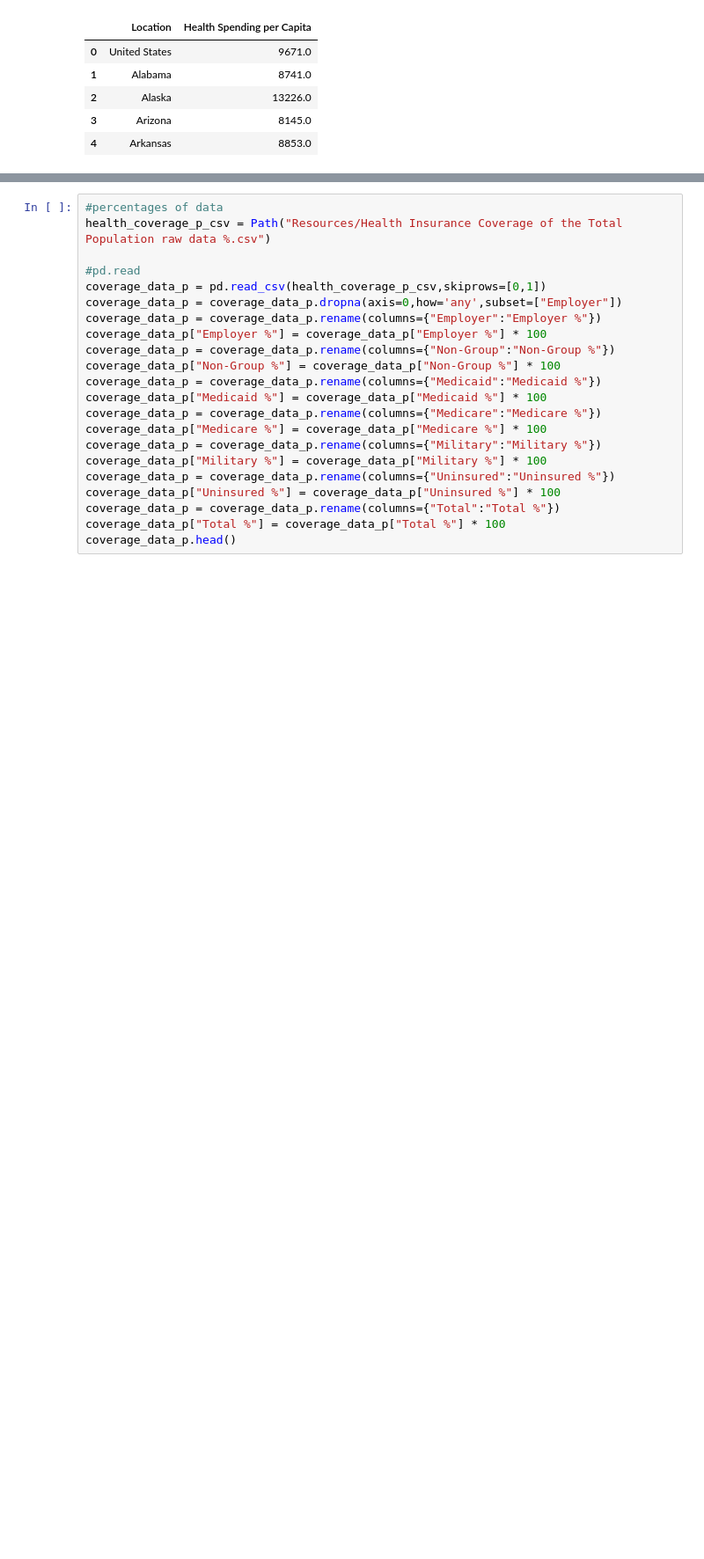
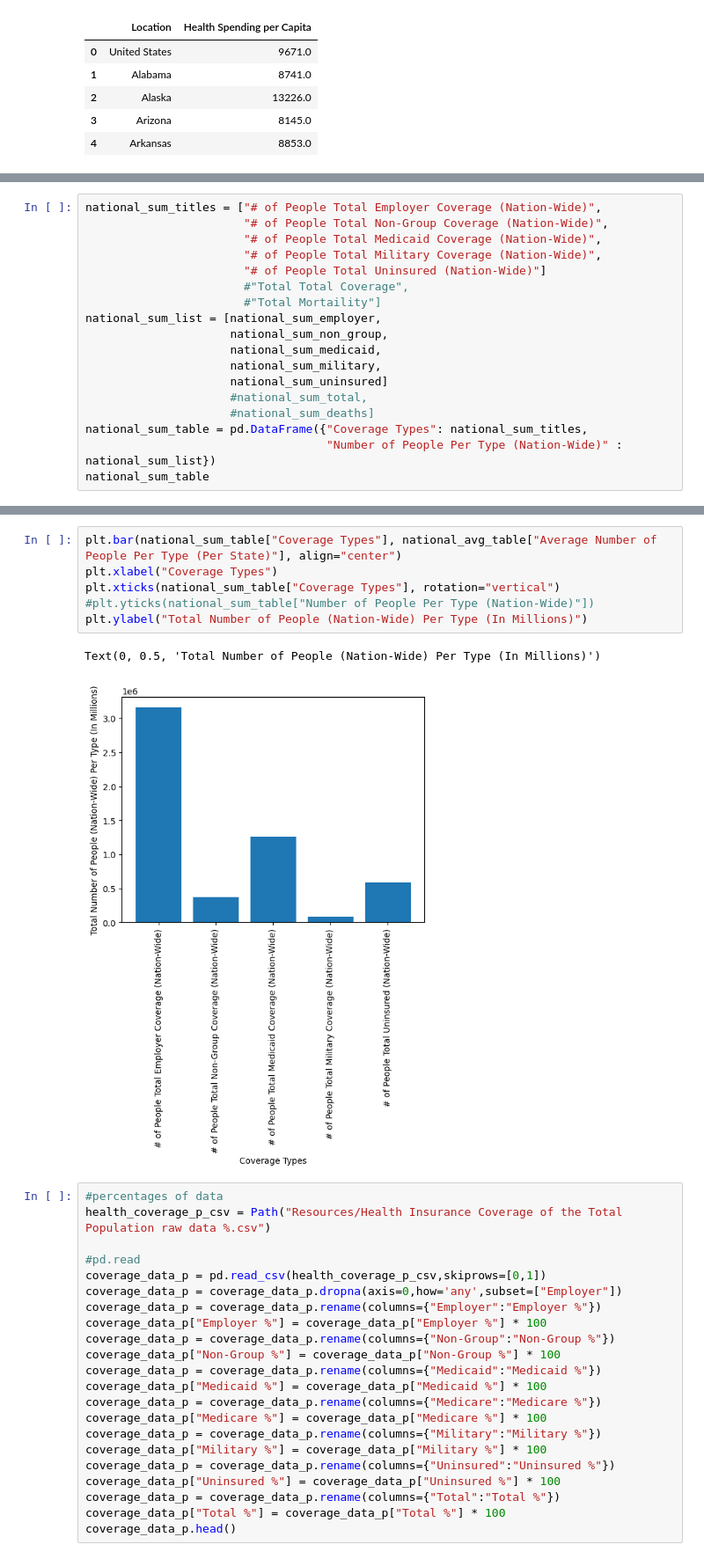
Before and after one commit to alejfxguti/Heart_Disease_Mortality_by_State, a Jupyter notebook: Tristan_Test.ipynb, the cells around one changed output, grey strips where cells are left out. Shown at 88% size. Saved outputs shown, nothing was run; the diff lists cells and outputs as text; blank space fills up the shorter version.

```diff
--- a/Tristan_Test.ipynb
+++ b/Tristan_Test.ipynb
@@ -194,3 +227,21 @@ national_sum_data
 # %% [output]
 |  | Total Health Spending per Capita | Total Employer Coverage | Total Non-Group Coverage | Total Medicaid Coverage | ... |
 | 0 | 493032.0 | 157977000.0 | 18685300.0 | 62975000.0 | ... |
+# %%
+national_sum_titles = ["# of People Total Employer Coverage (Nation-Wide)",
+                       "# of People Total Non-Group Coverage (Nation-Wide)",
+                       "# of People Total Medicaid Coverage (Nation-Wide)",
+                       "# of People Total Military Coverage (Nation-Wide)",
+                       "# of People Total Uninsured (Nation-Wide)"]
+                       #"Total Total Coverage",
+                       #"Total Mortaility"]
+national_sum_list = [national_sum_employer,
+                     national_sum_non_group,
+                     national_sum_medicaid,
+                     national_sum_military,
+                     national_sum_uninsured]
+                     #national_sum_total,
+                     #national_sum_deaths]
+national_sum_table = pd.DataFrame({"Coverage Types": national_sum_titles,
+                                   "Number of People Per Type (Nation-Wide)" : national_sum_list})
+national_sum_table
@@ -197,3 +255,12 @@ national_sum_data
+# %%
+plt.bar(national_sum_table["Coverage Types"], national_avg_table["Average Number of People Per Type (Per State)"], align="center")
+plt.xlabel("Coverage Types")
+plt.xticks(national_sum_table["Coverage Types"], rotation="vertical")
+#plt.yticks(national_sum_table["Number of People Per Type (Nation-Wide)"])
+plt.ylabel("Total Number of People (Nation-Wide) Per Type (In Millions)")
+# %% [output]
+Text(0, 0.5, 'Total Number of People (Nation-Wide) Per Type (In Millions)')
+[figure, added]
 # %%
 #percentages of data
 health_coverage_p_csv = Path("Resources/Health Insurance Coverage of the Total Population raw data %.csv")
```
Also changed, not shown: parts of 16 cells of this notebook.
